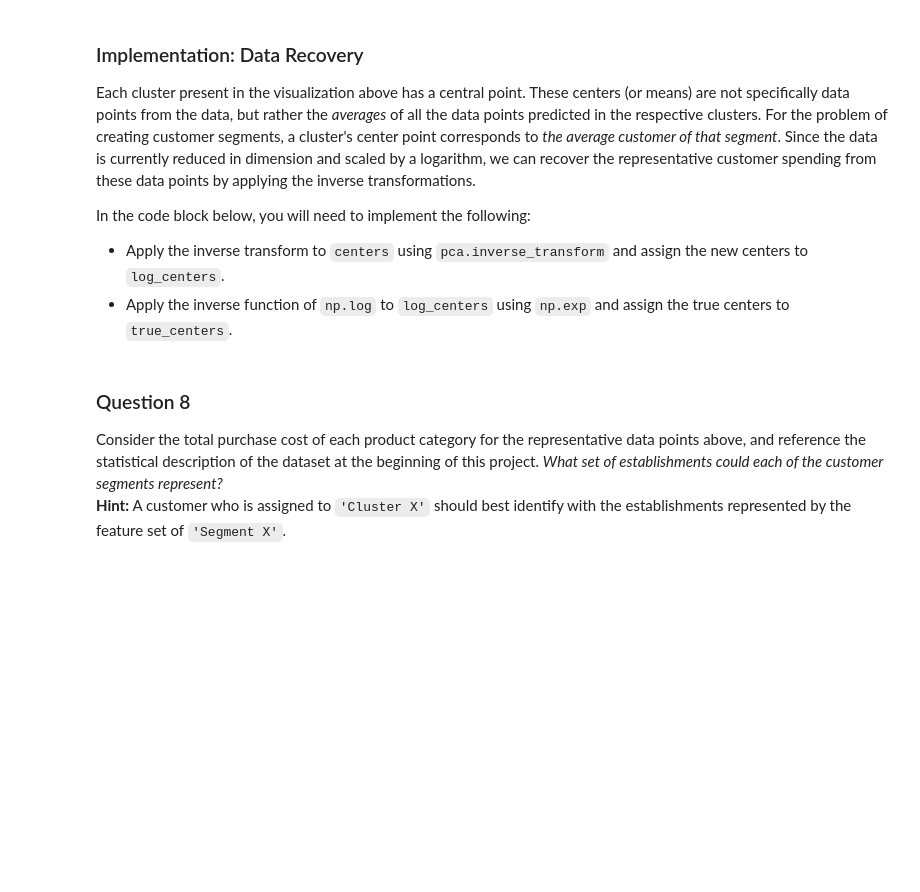
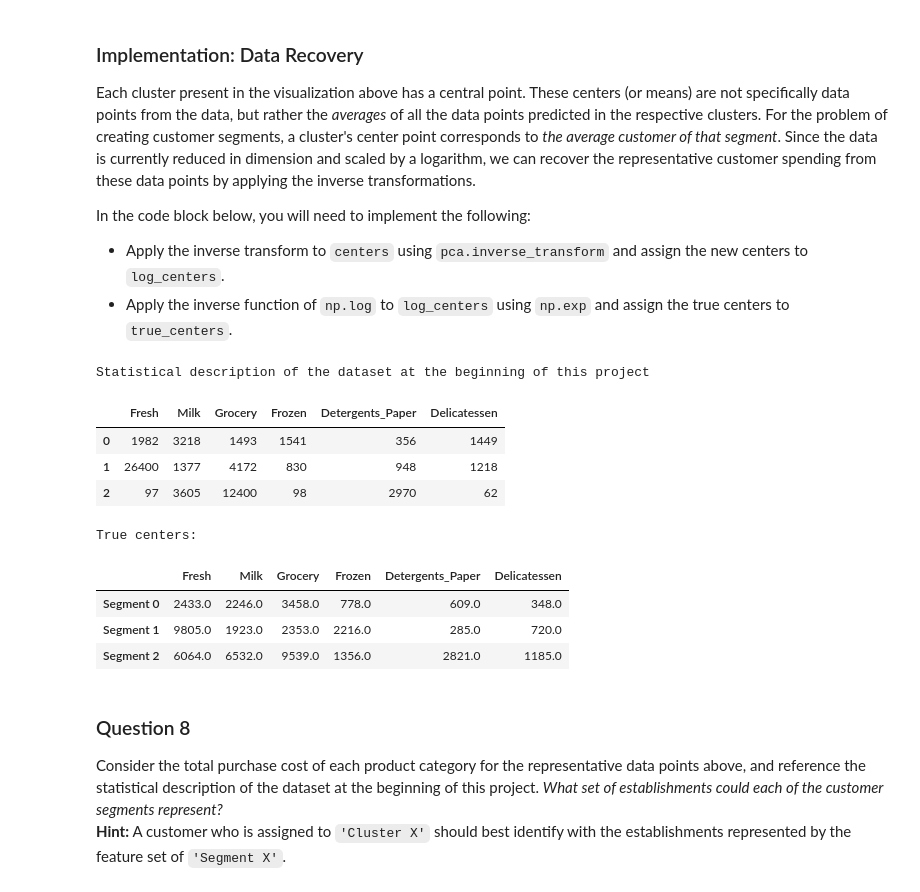
Before and after one commit to miro-ka/udacity_mlnd, a Jupyter notebook: projects/creating_customer_segments/customer_segments.ipynb, the cells around one changed output. Cells and saved outputs as stored; diff of their text form; code cells hidden in the pictures; blank space fills up the shorter version.

Commit message:
finished questions 12 of 12 in customer_segments project

```diff
--- a/projects/creating_customer_segments/customer_segments.ipynb
+++ b/projects/creating_customer_segments/customer_segments.ipynb
@@ -320,8 +320,7 @@ In the code block below, you will need to implement the following:
 # %%
 # TODO: Apply PCA to the good data with the same number of dimensions as features
 from sklearn.decomposition import PCA
-pca = PCA(n_components=len(good_data.columns))
-pca.fit(good_data)
+pca = PCA(n_components=len(good_data.columns)).fit(good_data)
 
 # TODO: Apply a PCA transformation to the sample log-data
 pca_samples = pca.transform(log_samples)
@@ -373,8 +372,7 @@ In the code block below, you will need to implement the following:
  - Apply a PCA transformation of the sample log-data `log_samples` using `pca.transform`, and assign the results to `pca_samples`.
 # %%
 # TODO: Fit PCA to the good data using only two dimensions
-pca = PCA(n_components=2)
-pca.fit(good_data)
+pca = PCA(n_components=2).fit(good_data)
 
 # TODO: Apply a PCA transformation the good data
 reduced_data = pca.transform(good_data)
@@ -417,17 +432,27 @@ In the code block below, you will need to implement the following:
  - Import sklearn.metrics.silhouette_score and calculate the silhouette score of `reduced_data` against `preds`.
    - Assign the silhouette score to `score` and print the result.
 # %%
+n_clusters = 3
+
 # TODO: Apply your clustering algorithm of choice to the reduced data
-clusterer = None
+from sklearn import mixture
+clusterer = mixture.GMM(n_clusters).fit(reduced_data)
 
 # TODO: Predict the cluster for each data point
-preds = None
+preds = clusterer.predict(reduced_data)
 
 # TODO: Find the cluster centers
-centers = None
+centers = clusterer.means_
+display(centers)
+
 
 # TODO: Predict the cluster for each transformed sample data point
-sample_preds = None
+sample_preds = clusterer.predict(pca_samples)
 
 # TODO: Calculate the mean silhouette coefficient for the number of clusters chosen
-score = None
+from sklearn.metrics import silhouette_samples, silhouette_score
+score = np.round(clusterer.score(reduced_data), n_clusters)
+
+
+silhouette_avg = silhouette_score(reduced_data, preds)
+print("For n_clusters =", n_clusters, "The average silhouette_score is :", silhouette_avg)
@@ -451,16 +492,32 @@ In the code block below, you will need to implement the following:
  - Apply the inverse function of `np.log` to `log_centers` using `np.exp` and assign the true centers to `true_centers`.
 # %%
 # TODO: Inverse transform the centers
-log_centers = None
+log_centers = pca.inverse_transform(centers)
 
 # TODO: Exponentiate the centers
-true_centers = None
+true_centers = np.exp(log_centers)
 
 # Display the true centers
 segments = ['Segment {}'.format(i) for i in range(0,len(centers))]
 true_centers = pd.DataFrame(np.round(true_centers), columns = data.keys())
 true_centers.index = segments
+
+print "\nStatistical description of the dataset at the beginning of this project"
+display(samples)
+
+print "\nTrue centers:"
 display(true_centers)
+# %% [output]
+Statistical description of the dataset at the beginning of this project
+|  | Fresh | Milk | Grocery | Frozen | Detergents_Paper | Delicatessen |
+| 0 | 1982 | 3218 | 1493 | 1541 | 356 | 1449 |
+| 1 | 26400 | 1377 | 4172 | 830 | 948 | 1218 |
+| 2 | 97 | 3605 | 12400 | 98 | 2970 | 62 |
+True centers:
+|  | Fresh | Milk | Grocery | Frozen | Detergents_Paper | Delicatessen |
+| Segment 0 | 2433.0 | 2246.0 | 3458.0 | 778.0 | 609.0 | 348.0 |
+| Segment 1 | 9805.0 | 1923.0 | 2353.0 | 2216.0 | 285.0 | 720.0 |
+| Segment 2 | 6064.0 | 6532.0 | 9539.0 | 1356.0 | 2821.0 | 1185.0 |
 # %% [markdown]
 ### Question 8
 Consider the total purchase cost of each product category for the representative data points above, and reference the statistical description of the dataset at the beginning of this project. *What set of establishments could each of the customer segments represent?*
```
Also changed, not shown: parts of 18 cells of this notebook, 1 other file.
